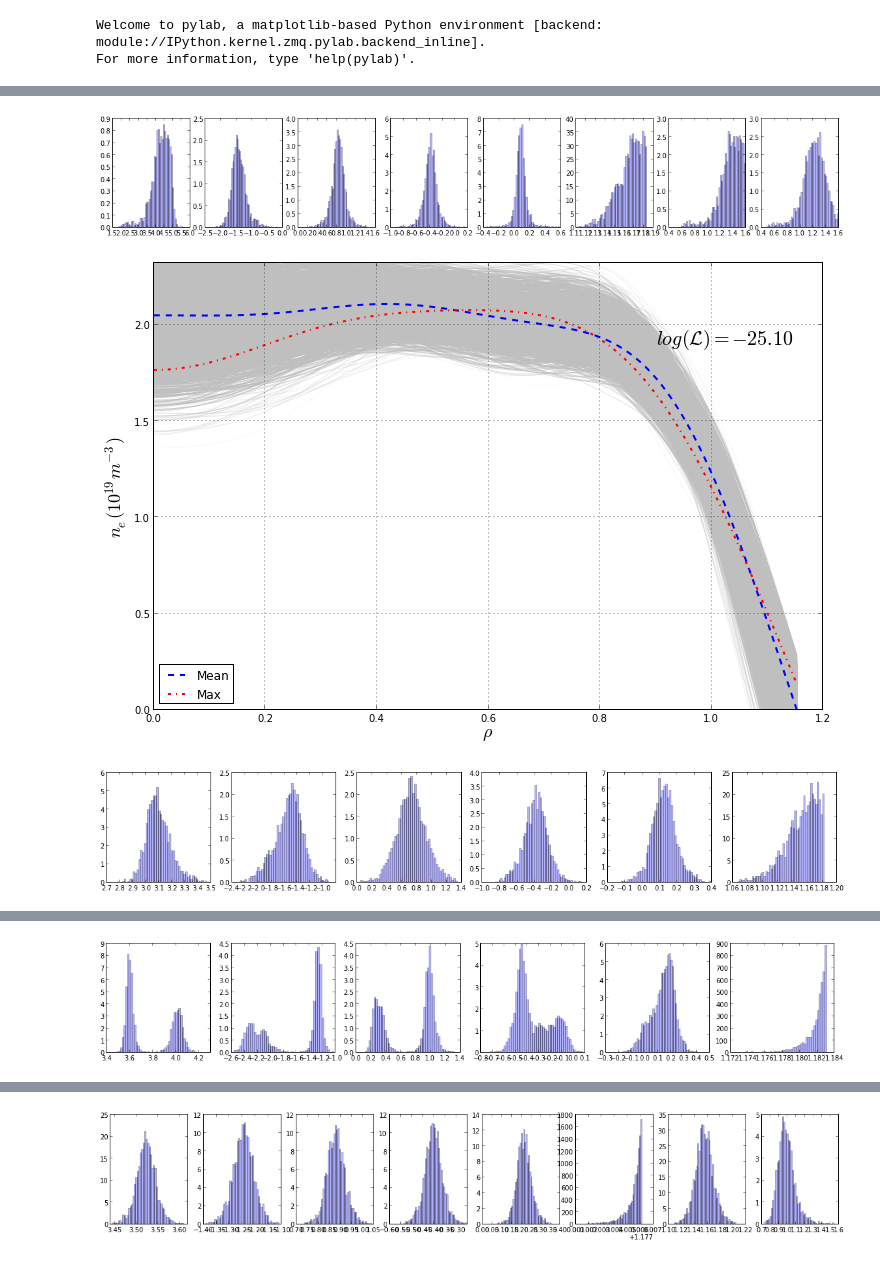
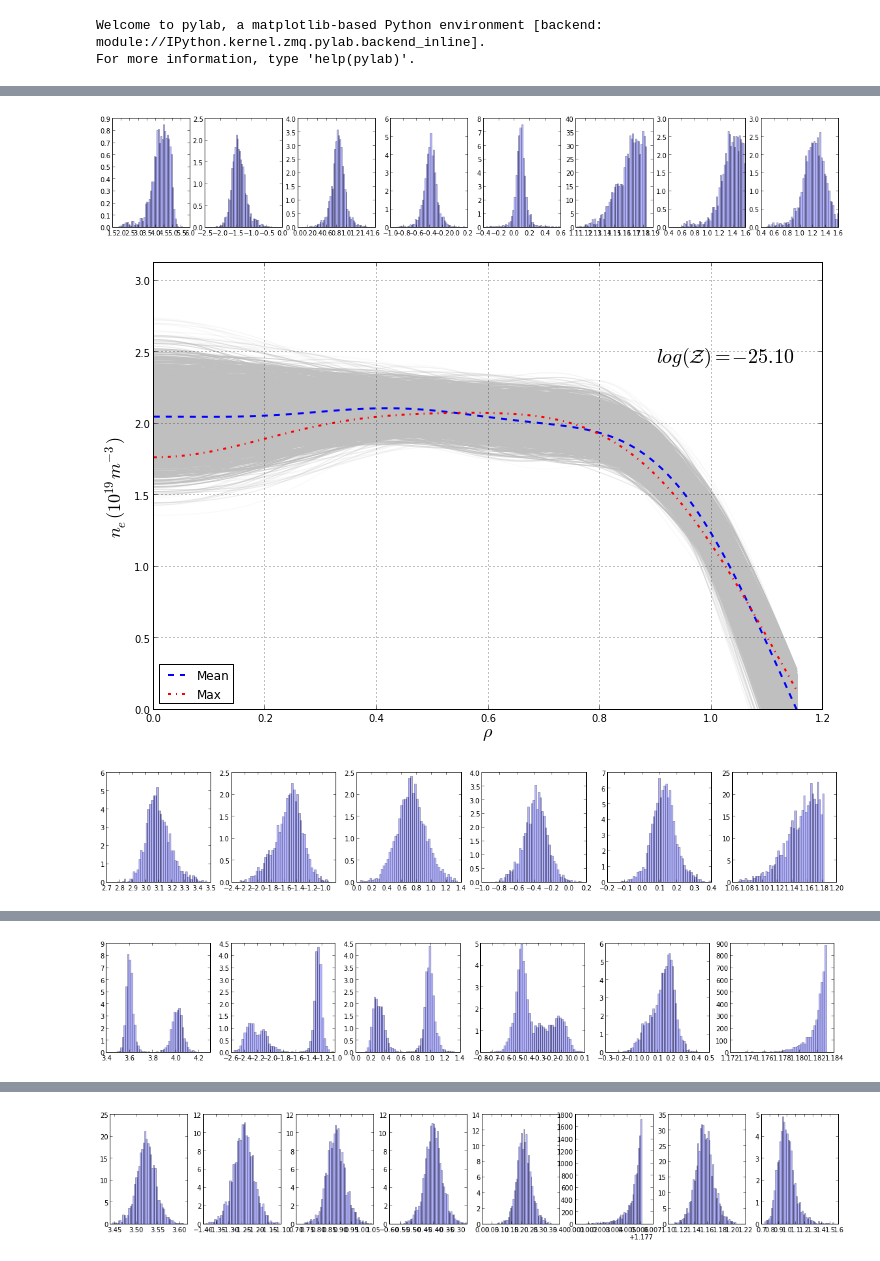
Before and after one commit to lstagner/bayes_density, a Jupyter notebook: Density.ipynb, the cells around one changed output, grey strips where cells are left out. Drawn from its saved outputs; the diff is of its cells as text; code cells hidden in the pictures.

```diff
--- a/Density.ipynb
+++ b/Density.ipynb
@@ -36,7 +36,7 @@ def ne_function(x,params,rhomax):
         tmp = tmp + params[ind]*jn(0,zeros[ind]*x/rhomax)
     return tmp
 
-def plot_bfit(fname):
+def plot_bfit(fname,save=False):
     params,rhomax =get_fit_params(fname)
     samples,log_prob,logz = get_sampling_data(fname)
 
@@ -47,14 +47,14 @@ def plot_bfit(fname):
     params_most=samples[-1,0:len(params)]
     rhomax_most=samples[-1,len(params):len(params)+1]
     ne_most=ne_function(rho,params_most,rhomax_most[0])
-
-    fig,ax=subplots(figsize=(12,8))
-    nemax=array([ne.max(),ne_most.max()])
-    ax.set_ylim([0,1.1*nemax.max()])
-
     mask = (log_prob > log_prob.max()-3.0)
     w=where(mask)
     top_probs=prob[w]/prob[w].max()
+    fig,ax=subplots(figsize=(12,8))
+
+    nemax=samples[w,0:len(params)].sum(axis=0)
+    ax.set_ylim([0,.95*nemax.max()])
+
     ##Plot Density
     for ind in range(len(top_probs)):
         coeff=samples[-ind-1,0:len(params)]
@@ -64,14 +64,15 @@ def plot_bfit(fname):
 
     ax.plot(rho,ne,'b--',label='Mean',lw=2.0)
     ax.plot(rho,ne_most,'r-.',label='Max',lw=2.0)
-    logzstr=r'$log(\mathcal{L}) = %.2f$' % logz
-    ax.text(.9,.9*nemax.max(),logzstr,fontsize=20)
+    logzstr=r'$log(\mathcal{Z}) = %.2f$' % logz
+    ax.text(.9,.75*nemax.max(),logzstr,fontsize=20)
     ax.set_xlabel(r'$\rho$', fontsize=18)
     ax.set_ylabel(r'$n_e (10^{19} m^{-3}) $', fontsize=18)
     #ax.set_title(fname,fontsize=20)
     ax.legend(loc=3)
     ax.grid(True)
-    fig.savefig("/home/lstagner/latex/bayes_density/figures/"+fname+".pdf")
+    if save:
+        fig.savefig("/home/lstagner/latex/bayes_density/figures/"+fname.replace(".","_")+".pdf")
     #Plot Parameter Histograms
     fig2,axes=subplots(nrows=1,ncols=len(samples[0,:]),figsize=(20,3))
     for ind in range(len(axes)):
@@ -83,6 +89,6 @@ def plot_bfit(fname):
 # %%
-plot_bfit("bfit146102.00505_thom5")
-plot_bfit("bfit146102.00505_inter5")
-plot_bfit("bfit146102.00505_refl5")
-plot_bfit("bfit146102.00505_all5")
+plot_bfit("bfit146102.00505_thom5",save=True)
+plot_bfit("bfit146102.00505_inter5",save=True)
+plot_bfit("bfit146102.00505_refl5",save=True)
+plot_bfit("bfit146102.00505_all5",save=True)
 # %% [output]
@@ -90,3 +96,3 @@ plot_bfit("bfit146102.00505_all5")
 [figure]
-[figure, old version]
+[figure, new version]
 [figure]
```
Also changed, not shown: parts of 3 cells of this notebook, 11 other files.
